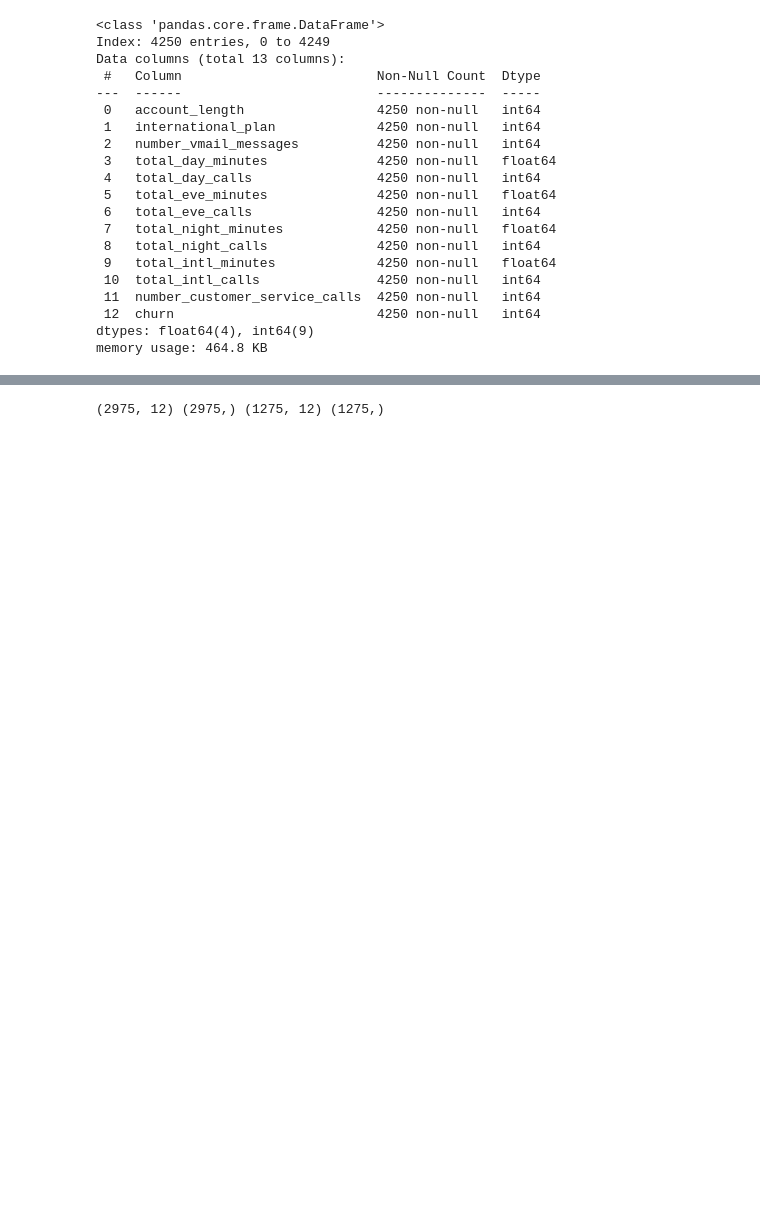
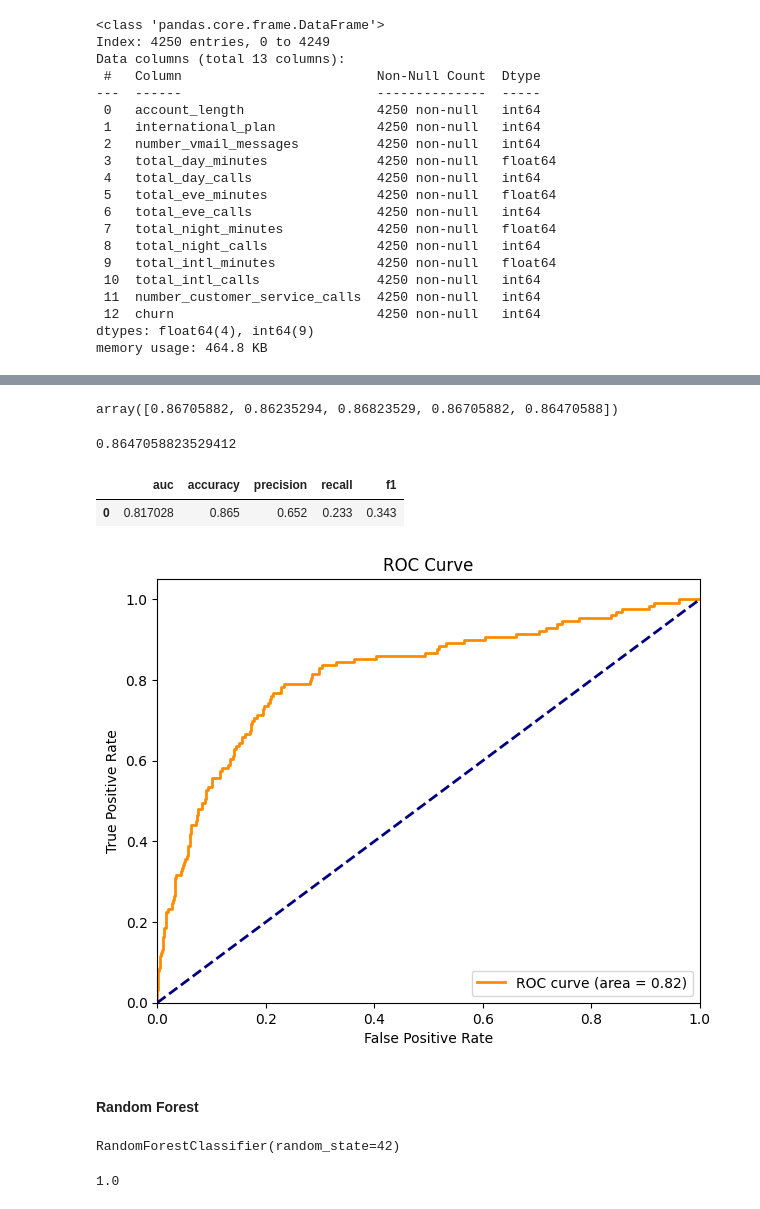
Before and after one commit to Fine2Gitup/Data-Mining, a Jupyter notebook: Prediction.ipynb, the cells around one changed output, grey strips where cells are left out. Saved outputs shown, nothing was run; the diff lists cells and outputs as text; code cells hidden in the pictures; blank space fills up the shorter version.

```diff
--- a/Prediction.ipynb
+++ b/Prediction.ipynb
@@ -32 +36,4 @@ X, y = data[columns_list].copy(), data['churn'].copy()
+# %%
+X=data.drop('churn',axis=1)
+y=data.churn
 # %%
@@ -39,0 +51,2 @@ RandomForestClassifier(random_state=42)
+# %%
+LR = LogisticRegression(max_iter=1000).fit(X_train,y_train)
@@ -40,4 +62,49 @@ RandomForestClassifier(random_state=42)
+# %%
+cv_scores = cross_val_score(LR, X, y, cv=5)
+cv_scores
+# %% [output]
+array([0.86705882, 0.86235294, 0.86823529, 0.86705882, 0.86470588])
+# %%
+LR.score(X_test,y_test)
+# %% [output]
+0.8647058823529412
+# %%
+y_score = LR.predict_proba(X_test)  # 随机森林
+fpr, tpr, thresholds = roc_curve(y_test, y_score[:, 1])
+roc_auc = auc(fpr, tpr)
+y_pred = LR.predict(X_test)
+scores = [round(i(y_test, y_pred),3 )for  i in (accuracy_score,precision_score,\
+                                     recall_score,f1_score)]
+scores.insert(0,roc_auc)
+# %%
+metrics = pd.DataFrame([scores], columns=['auc', 'accuracy', 'precision', 'recall', 'f1'])
+metrics
+# %% [output]
+|  | auc | accuracy | precision | recall | f1 |
+| 0 | 0.817028 | 0.865 | 0.652 | 0.233 | 0.343 |
+# %%
+def drawRoc(roc_auc,fpr,tpr):
+    plt.subplots(figsize=(7, 5.5))
+    plt.plot(fpr, tpr, color='darkorange', lw=2, label='ROC curve (area = %0.2f)' % roc_auc)
+    plt.plot([0, 1], [0, 1], color='navy', lw=2, linestyle='--')
+    plt.xlim([0.0, 1.0])
+    plt.ylim([0.0, 1.05])
+    plt.xlabel('False Positive Rate')
+    plt.ylabel('True Positive Rate')
+    plt.title('ROC Curve')
+    plt.legend(loc="lower right")
+    plt.show()
+drawRoc(roc_auc, fpr, tpr)
+# %% [output]
+[figure, added]
+# %% [markdown]
+#### Random Forest
+# %%
+clf = RandomForestClassifier(n_estimators=100, random_state=42)
+clf.fit(X_train, y_train)
+# %% [output]
+RandomForestClassifier(random_state=42)
 # %%
 clf.score(X_train,y_train)
 # %% [output]
-(2975, 12) (2975,) (1275, 12) (1275,)
+1.0
```
Also changed, not shown: parts of 12 cells of this notebook, 1 other file.
